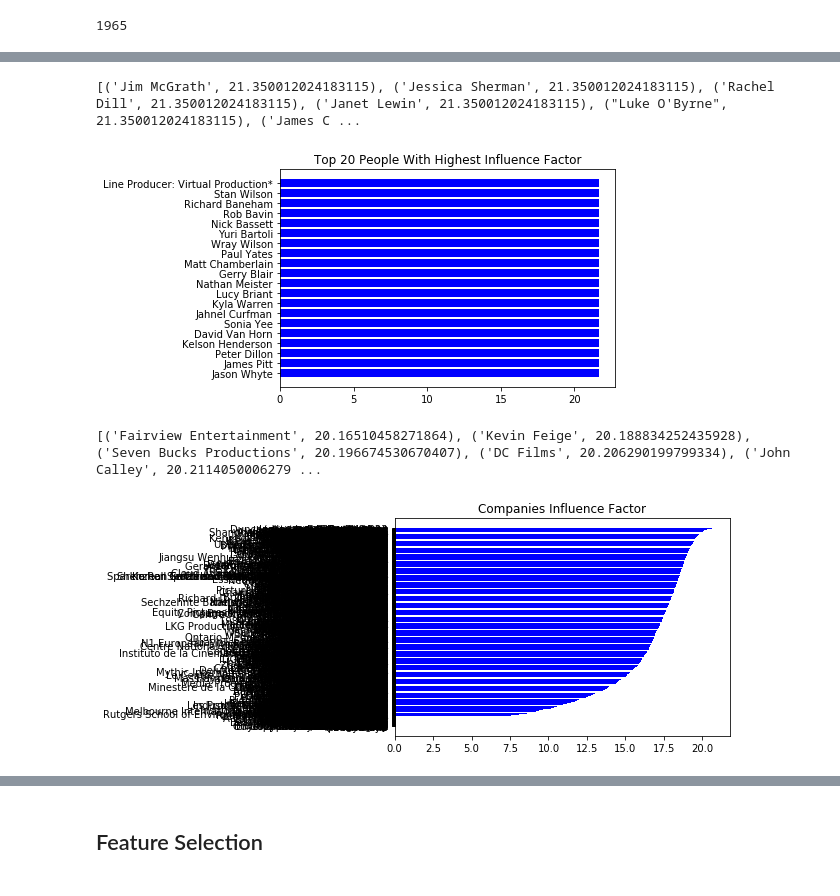
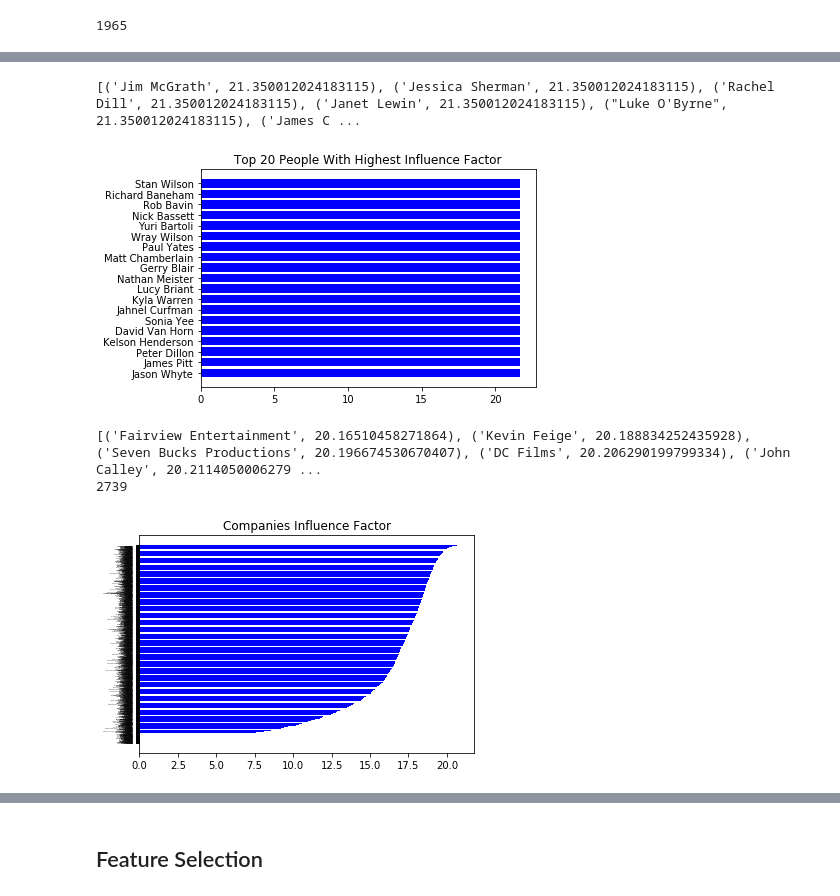
Before and after one commit to yuechaohou/PDS, a Jupyter notebook: feature_selection/Feature Selection.ipynb, the cells around one changed output, grey strips where cells are left out. Drawn from its saved outputs; the diff is of its cells as text; code cells hidden in the pictures.

```diff
--- a/feature_selection/Feature Selection.ipynb
+++ b/feature_selection/Feature Selection.ipynb
@@ -26,5 +15,0 @@ from sklearn.linear_model import LassoCV
-# %%
-with open('name_url.pkl','rb') as f:
-    name_info=pickle.load(f)
-
-print(name_info['Fahrenheit 9/11(2004)'])
@@ -183,19 +166,19 @@ get_all_person_urls()
 # %%
 import operator
 with open('person_info.pkl', 'rb') as f:
     person_info=pickle.load(f)
 
 sorted_person=sorted(person_info.items(), key=lambda d: d[1])
 print(sorted_person[-30:-1])
-target=sorted_person[-20:]
+target=sorted_person[-20:-1]
 name_list = [a[0] for a in target]
 num_list = [a[1] for a in target]
 plt.barh(range(len(num_list)), num_list,fc='b',tick_label=name_list)
 plt.title('Top 20 People With Highest Influence Factor')
 plt.show()
 # %% [output]
 [('Jim McGrath', 21.350012024183115), ('Jessica Sherman', 21.350012024183115), ('Rachel Dill', 21.350012024183115), ('Janet Lewin', 21.350012024183115), ("Luke O'Byrne", 21.350012024183115), ('James C ...
-[figure, old version]
+[figure, new version]
 # %%
 import math
 with open('movie_info.pkl','rb') as f:
@@ -251,15 +234,18 @@ with open('company_info.pkl', 'rb') as f:
 sorted_company=sorted(company_info.items(), key=lambda d: d[1])
 print(sorted_company[-30:])
 
+print(len(sorted_company))
 target=sorted_company
 name_list = [a[0] for a in target]
 num_list = [a[1] for a in target]
 plt.barh(range(len(num_list)), num_list,fc='b',tick_label=name_list)
+plt.tick_params(axis='y',labelsize=1)
 plt.title('Companies Influence Factor')
 plt.show()
 # %% [output]
 [('Fairview Entertainment', 20.16510458271864), ('Kevin Feige', 20.188834252435928), ('Seven Bucks Productions', 20.196674530670407), ('DC Films', 20.206290199799334), ('John Calley', 20.2114050006279 ...
+2739
-[figure, old version]
+[figure, new version]
 # %%
 def get_all_cate_info():
     with open('movie_categories.pkl', 'rb') as f:
```
Also changed, not shown: parts of 4 cells of this notebook.
